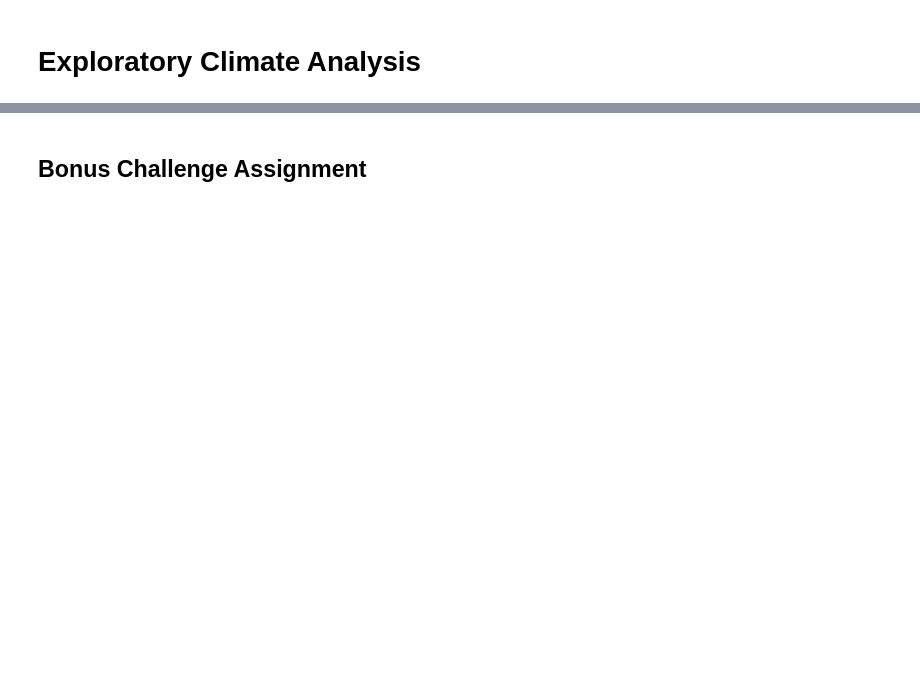
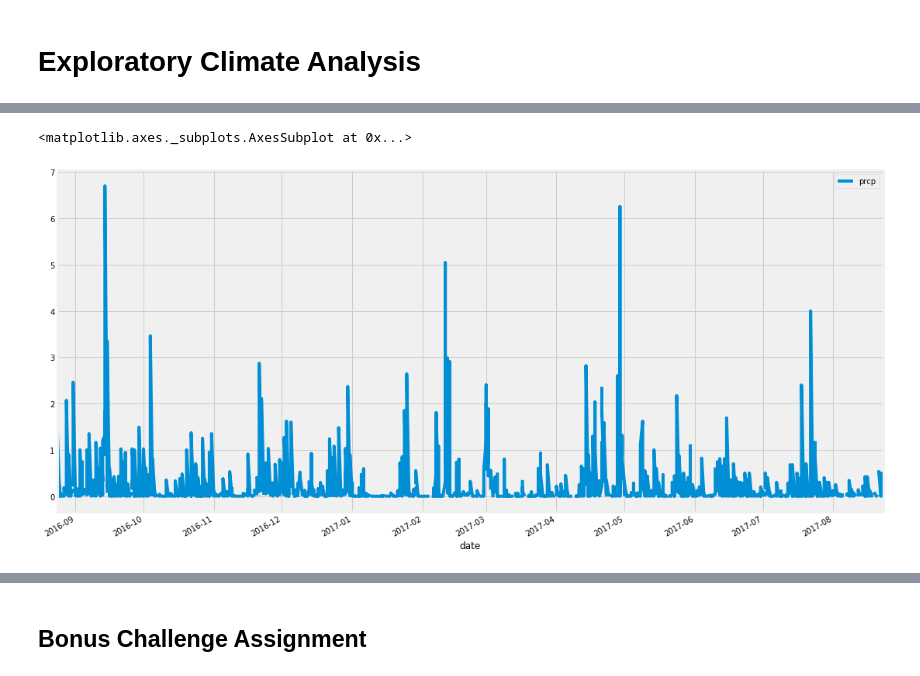
Before and after one commit to DenebAguirre/SQLAlchemy-challenge, a Jupyter notebook: climate_starter.ipynb, the cells around one changed output, grey strips where cells are left out. Cells and saved outputs as stored; diff of their text form; code cells hidden in the pictures; blank space fills up the shorter version.

```diff
--- a/climate_starter.ipynb
+++ b/climate_starter.ipynb
@@ -35,7 +35,7 @@ measurement = Base.classes.measurement
 station = Base.classes.station
 # %%
 # Create our session (link) from Python to the DB
-session = Session(engine)
+session = Session(bind=engine)
 # %%
 #Taking a look in the data
 row1m = session.query(measurement).first()
@@ -68,2 +76,5 @@ last_months = Session.query(measurement, measurement.prcp,
 # %%
 # Perform a query to retrieve the data and precipitation scores
+points = [measurement.date, measurement.prcp, measurement.station ]
+last_12_months_data = session.query(*points).filter(measurement.date > f'{last_12_months}').order_by(measurement.date)
+last_12_months_data[0]
@@ -70,2 +83,7 @@ last_months = Session.query(measurement, measurement.prcp,
 # %%
-# Save the query results as a Pandas DataFrame and set the index to the date column
+# Save the query results as a Pandas DataFrame
+data = pd.DataFrame(last_12_months_data)
+#and set the index to the date column
+data['date'] = pd.to_datetime(data['date'])
+data.set_index('date', inplace=True)
+data.head()
@@ -74,4 +110,8 @@ last_months = Session.query(measurement, measurement.prcp,
 # %%
 # Use Pandas Plotting with Matplotlib to plot the data
+data.plot.line(figsize=(17,9))
+# %% [output]
+<matplotlib.axes._subplots.AxesSubplot at 0x...>
+[figure, added]
 # %%
 # Use Pandas to calcualte the summary statistics for the precipitation data
```
Also changed, not shown: parts of 13 cells of this notebook.
